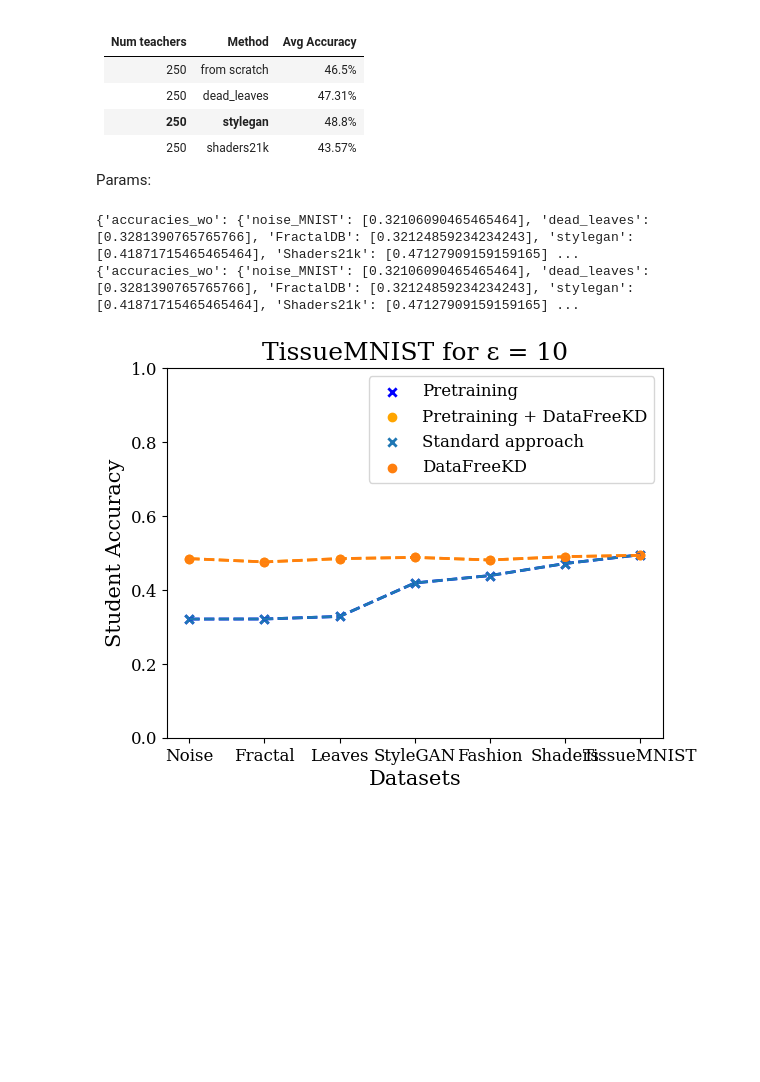
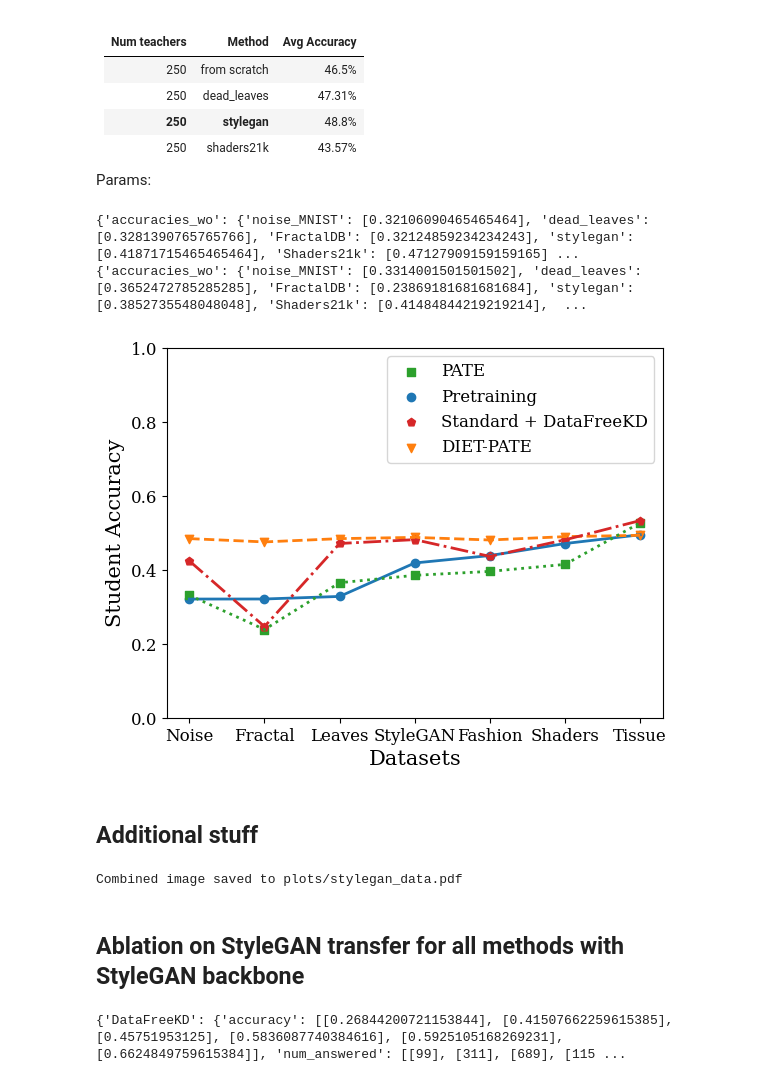
Before and after one commit to mime00001/Noise_PATE, a Jupyter notebook: icml2025_notebook.ipynb, the cells around one changed output. Drawn from its saved outputs; the diff is of its cells as text; code cells hidden in the pictures; blank space fills up the shorter version.

```diff
--- a/icml2025_notebook.ipynb
+++ b/icml2025_notebook.ipynb
@@ -182,9 +183,9 @@ old=["noise_MNIST", "dead_leaves",  "stylegan", "Shaders21k", "FractalDB", "FMNI
 new = ["Noise", "Leaves", "StyleGAN", "Shaders", "Fractal", "Fashion"]
 
 for i in range(len(old)):
-    MNIST_no_accuracies_with_10[new[i]] = MNIST_no_accuracies_with_10.pop(old[i])
-    MNIST_no_accuracies_wo_10[new[i]] = MNIST_no_accuracies_wo_10.pop(old[i])
+    MNIST_no_accuracies_with[new[i]] = MNIST_no_accuracies_with.pop(old[i])
+    MNIST_no_accuracies_wo[new[i]] = MNIST_no_accuracies_wo.pop(old[i])
 
-MNIST_no_accuracies_wo_10  = {key: MNIST_no_accuracies_wo_10[key] for key in MNIST_SSL_accuracies_wo_10}
-MNIST_no_accuracies_with_10= {key: MNIST_no_accuracies_with_10[key] for key in MNIST_no_accuracies_wo_10}
+MNIST_no_accuracies_wo  = {key: MNIST_no_accuracies_wo[key] for key in MNIST_SSL_accuracies_wo}
+MNIST_no_accuracies_with= {key: MNIST_no_accuracies_with[key] for key in MNIST_no_accuracies_wo}
 # %%
@@ -222,7 +232,7 @@ plt.savefig("plots/MNIST_compare_eps10.pdf")
 # %% [markdown]
 ## SVHN values
 # %%
-with open("results/SVHN_no_SSL_250teachers.pkl", "rb") as f:
+with open("results/SVHN_no_SSL_250teachers_resnet9.pkl", "rb") as f:
     d = pickle.load(f)
 print(d)
 
@@ -327,7 +337,7 @@ TMNIST_SSL_accuracies_with_std = d["accuracies_with_std"]
 TMNIST_SSL_num_samples_wo = d["num_answered_wo"]
 TMNIST_SSL_num_samples_with = d["num_answered_with"]
 
-with open("results/TissueMNIST_with_SSL_250teachers_eps10.pkl", "rb") as f:
+with open("results/TissueMNIST_no_SSL_250teachers_eps10.pkl", "rb") as f:
     d = pickle.load(f)
 print(d)
 
@@ -340,11 +350,11 @@ TMNIST_no_num_samples_wo = d["num_answered_wo"]
 TMNIST_no_num_samples_with = d["num_answered_with"]
 # %% [output]
 {'accuracies_wo': {'noise_MNIST': [0.32106090465465464], 'dead_leaves': [0.3281390765765766], 'FractalDB': [0.32124859234234243], 'stylegan': [0.41871715465465464], 'Shaders21k': [0.47127909159159165] ...
-{'accuracies_wo': {'noise_MNIST': [0.32106090465465464], 'dead_leaves': [0.3281390765765766], 'FractalDB': [0.32124859234234243], 'stylegan': [0.41871715465465464], 'Shaders21k': [0.47127909159159165] ...
+{'accuracies_wo': {'noise_MNIST': [0.3314001501501502], 'dead_leaves': [0.3652472785285285], 'FractalDB': [0.23869181681681684], 'stylegan': [0.3852735548048048], 'Shaders21k': [0.41484844219219214],  ...
 # %%
 
-old=["noise_MNIST", "dead_leaves",  "stylegan", "Shaders21k", "FractalDB", "FMNIST"]
-new = ["Noise", "Leaves", "StyleGAN", "Shaders", "Fractal", "Fashion"]
+old=["noise_MNIST", "dead_leaves",  "stylegan", "Shaders21k", "FractalDB", "FMNIST", "TissueMNIST"]
+new = ["Noise", "Leaves", "StyleGAN", "Shaders", "Fractal", "Fashion", "Tissue"]
 
 for i in range(len(old)):
     TMNIST_no_accuracies_wo[new[i]] = TMNIST_no_accuracies_wo.pop(old[i])
@@ -362,32 +372,43 @@ TMNIST_no_accuracies_wo= {key: TMNIST_no_accuracies_wo[key] for key in TMNIST_SS
 # %%
 keys = list(TMNIST_SSL_accuracies_wo.keys())
 SSL_acc_wo = list(TMNIST_SSL_accuracies_wo.values())
 SSL_acc_with = list(TMNIST_SSL_accuracies_with.values())
 no_acc_wo = list(TMNIST_no_accuracies_wo.values())
 no_acc_with = list(TMNIST_no_accuracies_with.values())
 
 
 plt.figure()
 plt.ylim(0, 1)
 
-plt.scatter(keys, SSL_acc_wo, color="blue", label="Pretraining", marker="x")
-plt.plot(keys, SSL_acc_wo, color="blue", linestyle="dashed")
 
-plt.scatter(keys, SSL_acc_with, color="orange", label="Pretraining + DataFreeKD")
-plt.plot(keys, SSL_acc_with, color="orange", linestyle="dashed")
+plt.scatter(keys, SSL_acc_wo, label="Pretraining")
+plt.plot(keys, SSL_acc_wo,  linestyle="solid")
 
-plt.scatter(keys, no_acc_wo, label="Standard", marker="x")
-plt.plot(keys, no_acc_wo, linestyle="dashed")
+plt.scatter(keys, SSL_acc_with, label="DIET-PATE", marker="v")
+plt.plot(keys, SSL_acc_with, linestyle="dashed")
 
-plt.scatter(keys, no_acc_with, label="Standard + DataFreeKD")
-plt.plot(keys, no_acc_with, linestyle="dashed")
+plt.scatter(keys, no_acc_wo, label="PATE", marker="s")
+plt.plot(keys, no_acc_wo, linestyle="dotted")
 
-plt.legend()
-plt.title("TissueMNIST for ε = 10")
+plt.scatter(keys, no_acc_with, label="Standard + DataFreeKD", marker="p")
+plt.plot(keys, no_acc_with, linestyle="dashdot")
+
+#get handles and labels
+handles, labels = plt.gca().get_legend_handles_labels()
+
+#specify order of items in legend
+order = [2,0, 3,1]
+
+#add legend to plot
+plt.legend([handles[idx] for idx in order],[labels[idx] for idx in order])
+
 
 plt.xlabel("Datasets")
 plt.ylabel("Student Accuracy")
 
+
 plt.savefig("plots/TissueMNIST_compare_eps10.pdf")
 # %% [output]
-[figure, old version]
+[figure, new version]
+# %% [markdown]
+## Additional stuff
@@ -393,0 +474,12 @@ plt.savefig("plots/TissueMNIST_compare_eps10.pdf")
+# %%
+process_and_save_images("/storage3/michel/data/stylegan-oriented", "plots/stylegan_data.pdf", (1500, 800))
+# %% [output]
+Combined image saved to plots/stylegan_data.pdf
+# %% [markdown]
+## Ablation on StyleGAN transfer for all methods with StyleGAN backbone
+# %%
+with open("results/differenteps_stylegan.pkl", "rb") as f:
+    results_stylegan = pickle.load(f)
+print(results_stylegan)
+# %% [output]
+{'DataFreeKD': {'accuracy': [[0.26844200721153844], [0.41507662259615385], [0.45751953125], [0.5836087740384616], [0.5925105168269231], [0.6624849759615384]], 'num_answered': [[99], [311], [689], [115 ...
```
Also changed, not shown: parts of 10 cells of this notebook, 7 other files.
